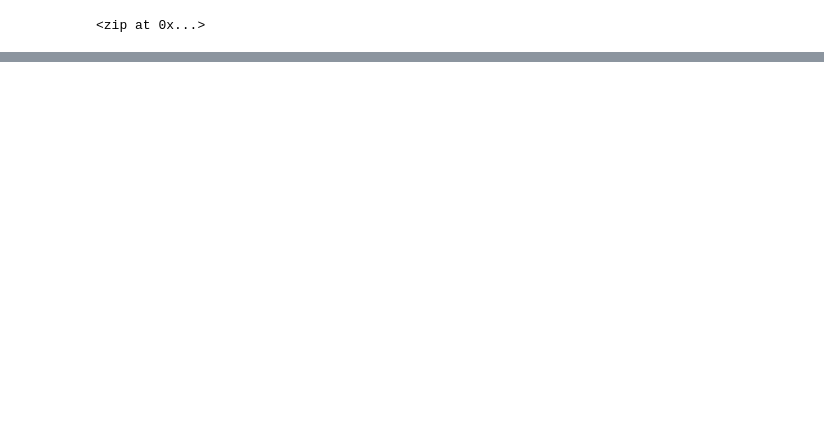
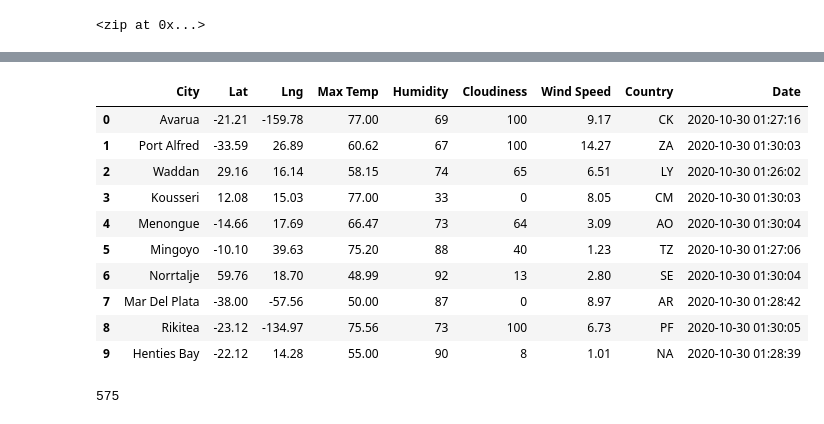
Before and after one commit to jaredcclarke/World_Weather_Analysis, a Jupyter notebook: WeatherPy.ipynb, the cells around one changed output, grey strips where cells are left out. Saved outputs shown, nothing was run; the diff lists cells and outputs as text; code cells hidden in the pictures; blank space fills up the shorter version.

```diff
--- a/WeatherPy.ipynb
+++ b/WeatherPy.ipynb
@@ -33,0 +34,12 @@ len(cities)
+# %%
+# Import the requests library.
+import requests
+
+# Import the API key.
+from config import weather_api_key
+
+# Import the datetime module from the datetime library.
+from datetime import datetime
+
+# Starting URL for Weather Map API Call.
+url = "http://api.openweathermap.org/data/2.5/weather?units=Imperial&APPID=" + weather_api_key
@@ -33,0 +136,20 @@ len(cities)
+# %%
+# Convert the array of dictionaries to a Pandas DataFrame.
+city_data_df = pd.DataFrame(city_data)
+city_data_df.head(10)
+# %% [output]
+|  | City | Lat | Lng | Max Temp | Humidity | Cloudiness | Wind Speed | Country | Date |
+| 0 | Avarua | -21.21 | -159.78 | 77.00 | 69 | 100 | 9.17 | CK | 2020-10-30 01:27:16 |
+| 1 | Port Alfred | -33.59 | 26.89 | 60.62 | 67 | 100 | 14.27 | ZA | 2020-10-30 01:30:03 |
+| 2 | Waddan | 29.16 | 16.14 | 58.15 | 74 | 65 | 6.51 | LY | 2020-10-30 01:26:02 |
+| 3 | Kousseri | 12.08 | 15.03 | 77.00 | 33 | 0 | 8.05 | CM | 2020-10-30 01:30:03 |
+| 4 | Menongue | -14.66 | 17.69 | 66.47 | 73 | 64 | 3.09 | AO | 2020-10-30 01:30:04 |
+| 5 | Mingoyo | -10.10 | 39.63 | 75.20 | 88 | 40 | 1.23 | TZ | 2020-10-30 01:27:06 |
+| 6 | Norrtalje | 59.76 | 18.70 | 48.99 | 92 | 13 | 2.80 | SE | 2020-10-30 01:30:04 |
+| 7 | Mar Del Plata | -38.00 | -57.56 | 50.00 | 87 | 0 | 8.97 | AR | 2020-10-30 01:28:42 |
+| 8 | Rikitea | -23.12 | -134.97 | 75.56 | 73 | 100 | 6.73 | PF | 2020-10-30 01:30:05 |
+| 9 | Henties Bay | -22.12 | 14.28 | 55.00 | 90 | 8 | 1.01 | NA | 2020-10-30 01:28:39 |
+# %%
+len(city_data)
+# %% [output]
+575
```
Also changed, not shown: parts of 4 cells of this notebook, 4 other files.
